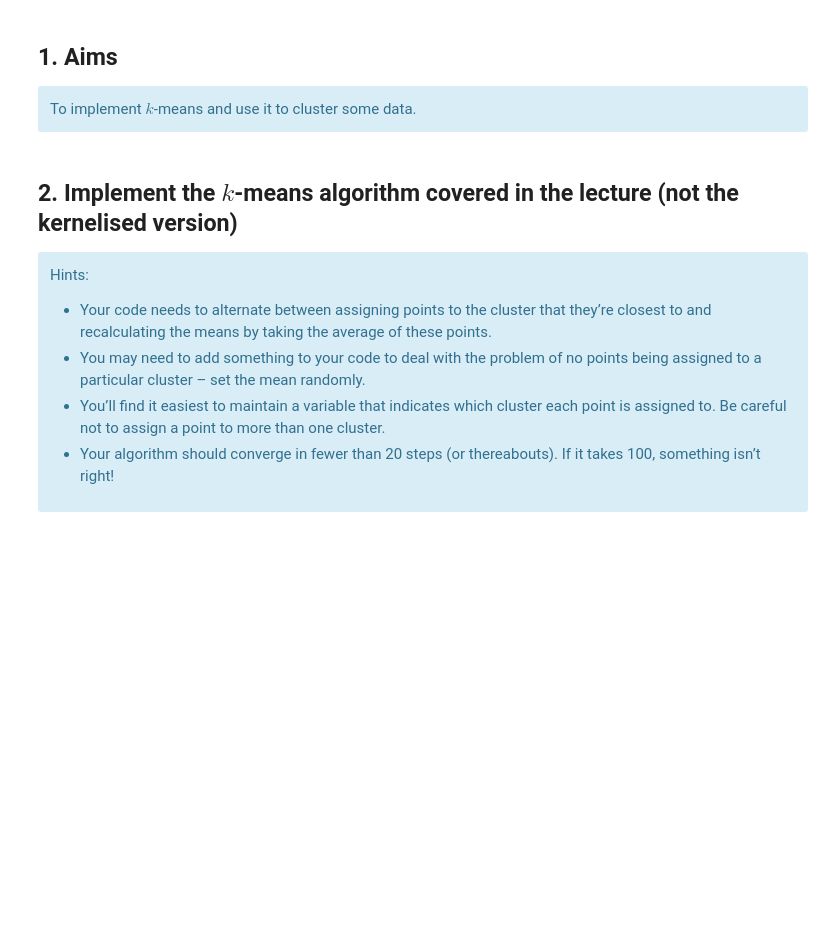
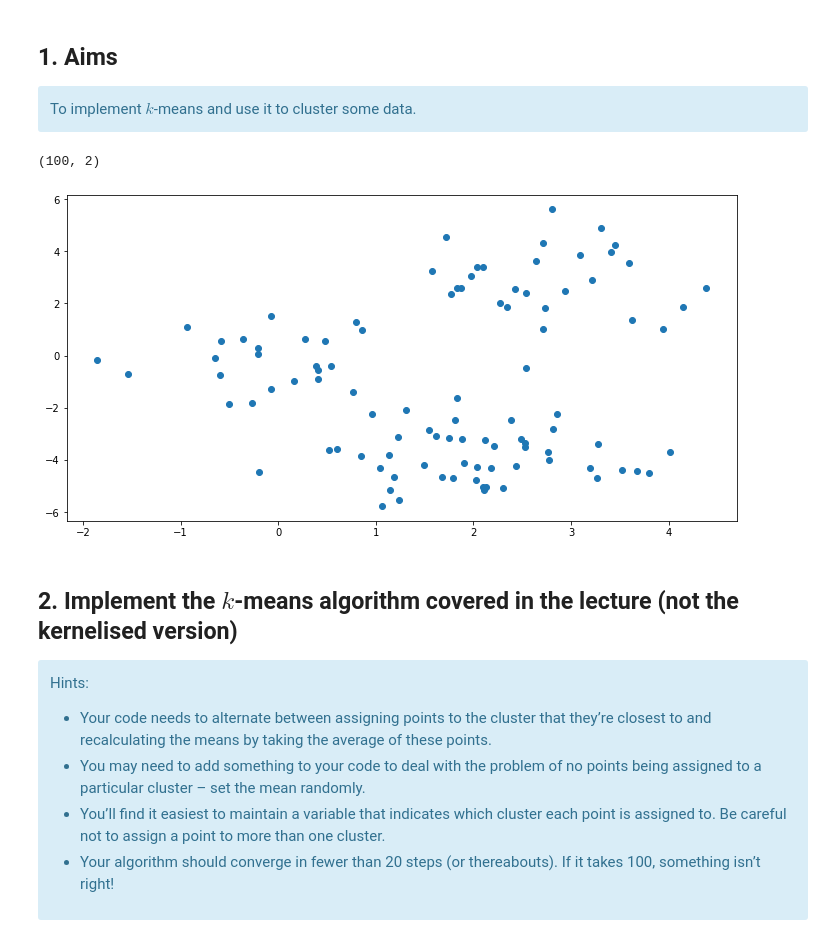
Before and after one commit to AndreaGhiglione/advanced-statistical-inference, a Jupyter notebook: lab_week5-public/Clustering-Students.ipynb, the cells around one changed output. Drawn from its saved outputs; the diff is of its cells as text; code cells hidden in the pictures; blank space fills up the shorter version.

```diff
--- a/lab_week5-public/Clustering-Students.ipynb
+++ b/lab_week5-public/Clustering-Students.ipynb
@@ -16,3 +9,20 @@ print(X.shape)
+# %%
+import numpy as np
+
+X = np.loadtxt("kmeansdata.txt", dtype='f', delimiter=' ')
+# %%
+print(X.shape)
+# %% [output]
+(100, 2)
+# %%
+import matplotlib.pyplot as plt
+
+# visualize data
+plt.figure(figsize=(12,6))
+plt.scatter(X[:, 0], X[:, 1])
+plt.show()
+# %% [output]
+[figure, added]
 # %% [markdown]
 ## 2. Implement the $k$-means algorithm covered in the lecture (not the kernelised version)
 
```
Also changed, not shown: parts of 11 cells of this notebook, 1 other file.
